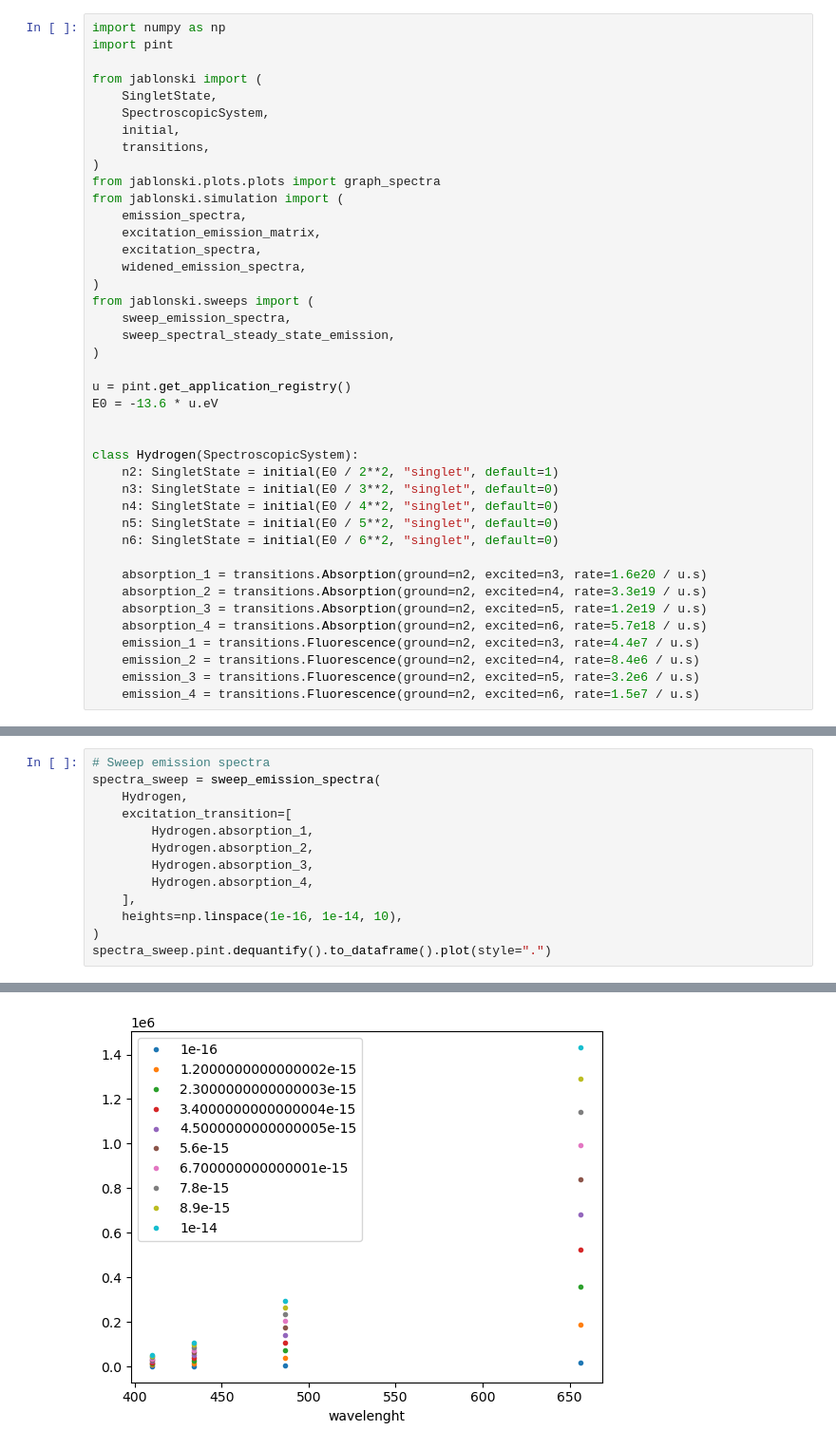
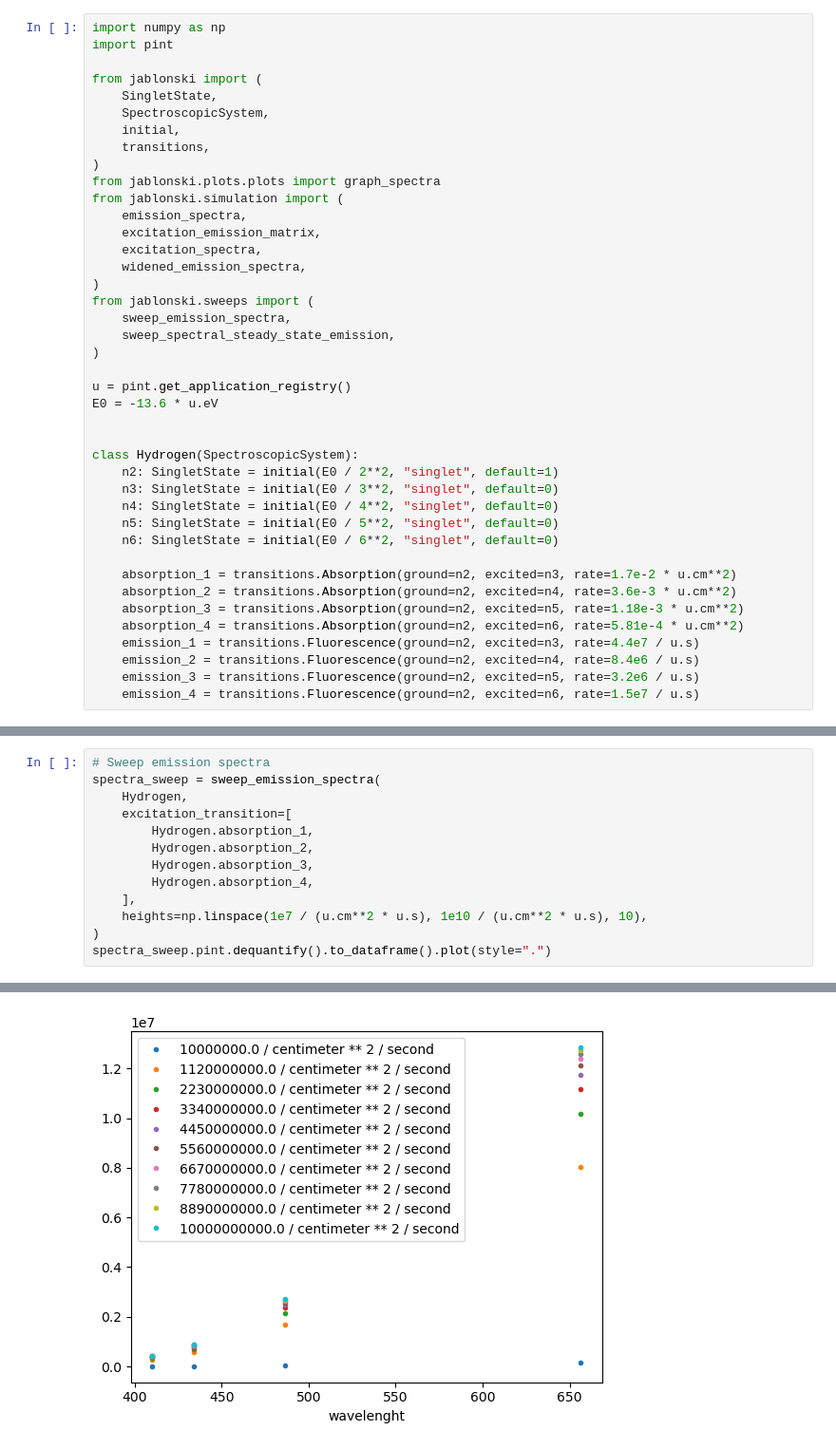
Before and after one commit to dyscolab/jablonski, a Jupyter notebook: examples/hydrogen_spectra.ipynb, the cells around one changed output, grey strips where cells are left out. Shown at 95% size. Saved outputs shown, nothing was run; the diff lists cells and outputs as text.

```diff
--- a/examples/hydrogen_spectra.ipynb
+++ b/examples/hydrogen_spectra.ipynb
@@ -31,10 +31,10 @@ class Hydrogen(SpectroscopicSystem):
     n5: SingletState = initial(E0 / 5**2, "singlet", default=0)
     n6: SingletState = initial(E0 / 6**2, "singlet", default=0)
 
-    absorption_1 = transitions.Absorption(ground=n2, excited=n3, rate=1.6e20 / u.s)
-    absorption_2 = transitions.Absorption(ground=n2, excited=n4, rate=3.3e19 / u.s)
-    absorption_3 = transitions.Absorption(ground=n2, excited=n5, rate=1.2e19 / u.s)
-    absorption_4 = transitions.Absorption(ground=n2, excited=n6, rate=5.7e18 / u.s)
+    absorption_1 = transitions.Absorption(ground=n2, excited=n3, rate=1.7e-2 * u.cm**2)
+    absorption_2 = transitions.Absorption(ground=n2, excited=n4, rate=3.6e-3 * u.cm**2)
+    absorption_3 = transitions.Absorption(ground=n2, excited=n5, rate=1.18e-3 * u.cm**2)
+    absorption_4 = transitions.Absorption(ground=n2, excited=n6, rate=5.81e-4 * u.cm**2)
     emission_1 = transitions.Fluorescence(ground=n2, excited=n3, rate=4.4e7 / u.s)
     emission_2 = transitions.Fluorescence(ground=n2, excited=n4, rate=8.4e6 / u.s)
     emission_3 = transitions.Fluorescence(ground=n2, excited=n5, rate=3.2e6 / u.s)
@@ -197,16 +197,16 @@ Data variables:
 # %%
 # Sweep emission spectra
 spectra_sweep = sweep_emission_spectra(
     Hydrogen,
     excitation_transition=[
         Hydrogen.absorption_1,
         Hydrogen.absorption_2,
         Hydrogen.absorption_3,
         Hydrogen.absorption_4,
     ],
-    heights=np.linspace(1e-16, 1e-14, 10),
+    heights=np.linspace(1e7 / (u.cm**2 * u.s), 1e10 / (u.cm**2 * u.s), 10),
 )
 spectra_sweep.pint.dequantify().to_dataframe().plot(style=".")
 # %% [output]
 <Axes: xlabel='wavelenght'>
-[figure, old version]
+[figure, new version]
```
Also changed, not shown: parts of 6 cells of this notebook, 3 other files.
